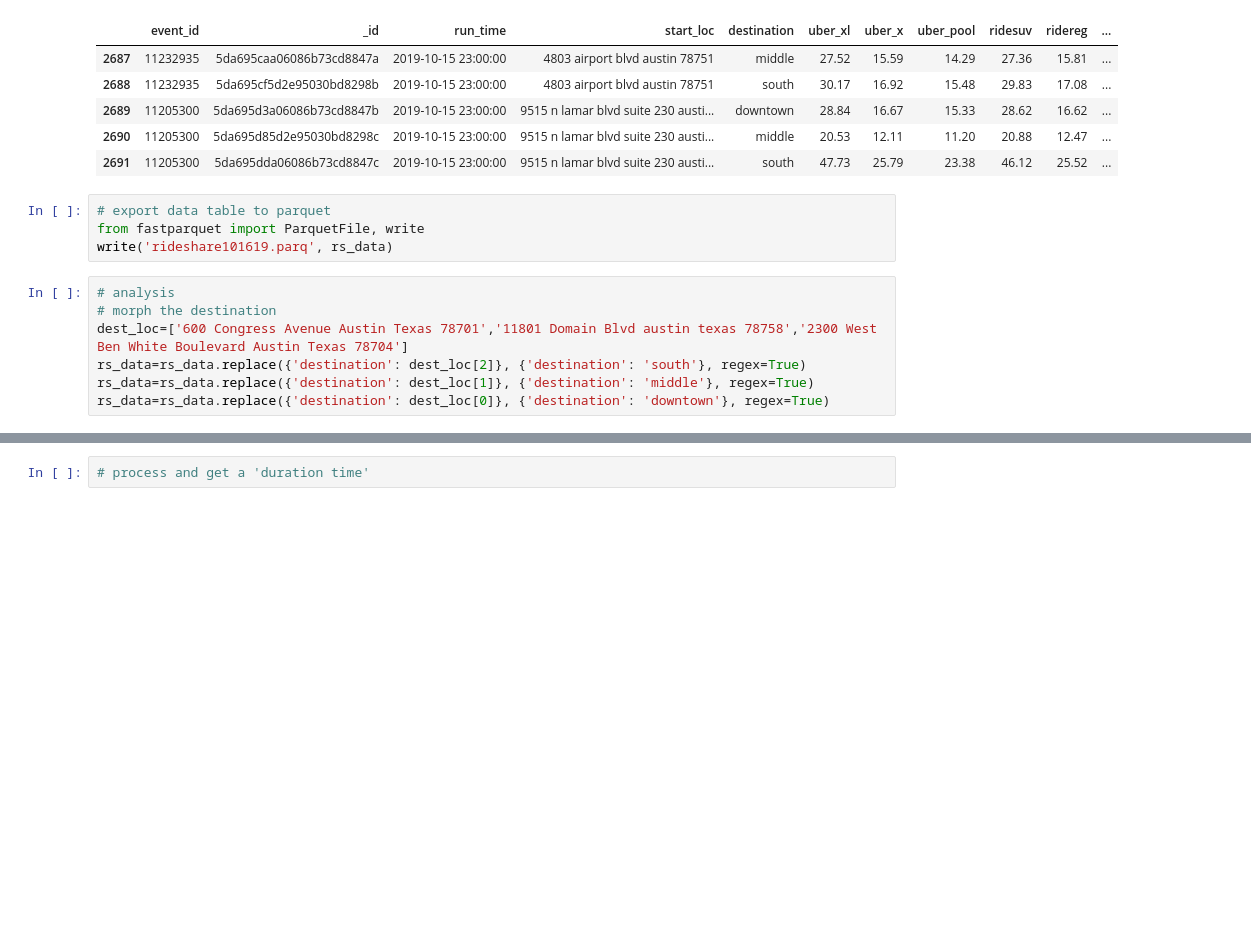
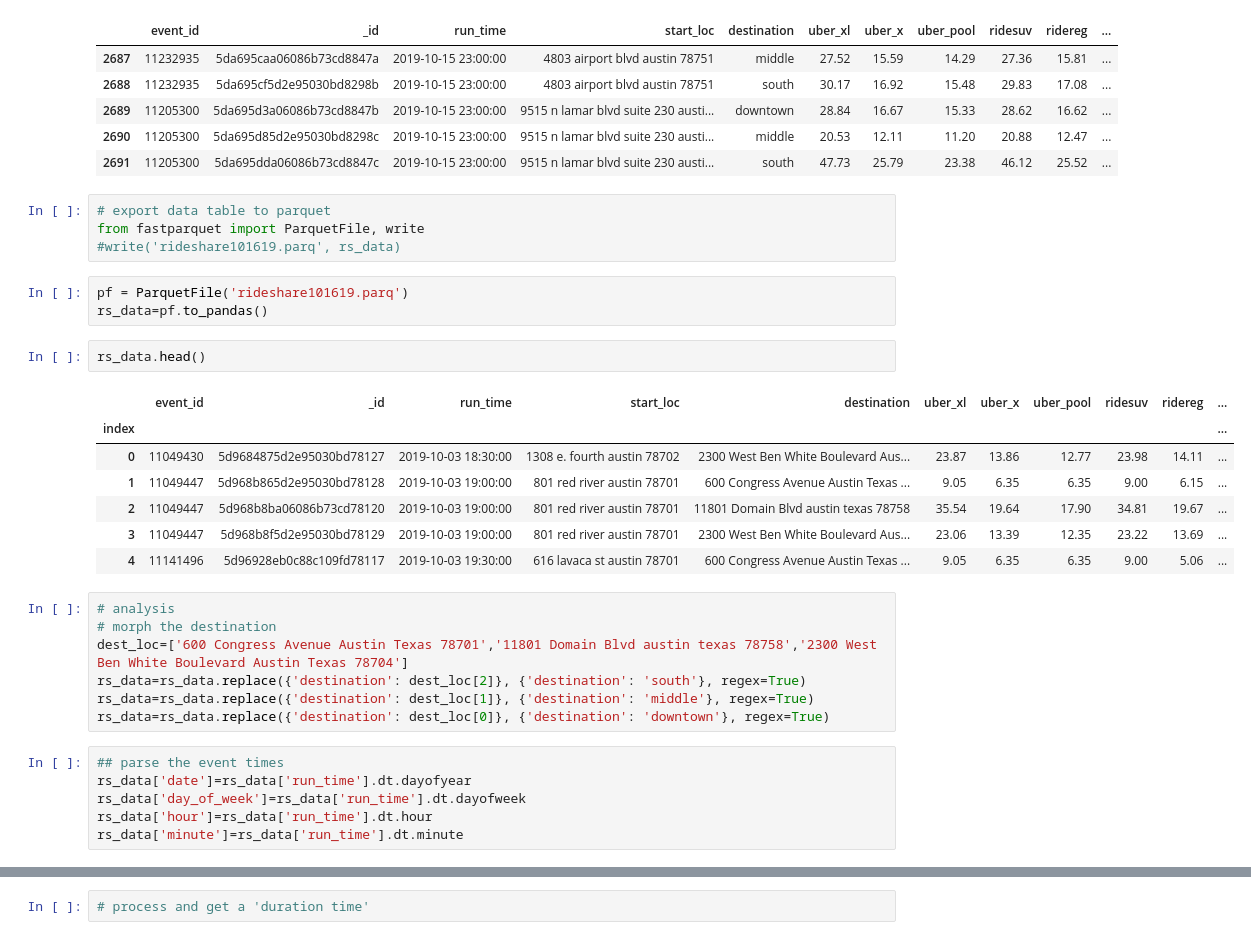
Before and after one commit to rt0161/Ridesharing_data_manipulate, a Jupyter notebook: RideshareDataEval.ipynb, the cells around one changed output, grey strips where cells are left out. Cells and saved outputs as stored; diff of their text form; blank space fills up the shorter version.

```diff
--- a/RideshareDataEval.ipynb
+++ b/RideshareDataEval.ipynb
@@ -78,7 +78,20 @@ rs_data.tail()
 # %%
 # export data table to parquet
 from fastparquet import ParquetFile, write
-write('rideshare101619.parq', rs_data)
+#write('rideshare101619.parq', rs_data)
+# %%
+pf = ParquetFile('rideshare101619.parq')
+rs_data=pf.to_pandas()
+# %%
+rs_data.head()
+# %% [output]
+|  | event_id | _id | run_time | start_loc | destination | uber_xl | uber_x | uber_pool | ridesuv | ridereg | ... |
+| index |  |  |  |  |  |  |  |  |  |  | ... |
+| 0 | 11049430 | 5d9684875d2e95030bd78127 | 2019-10-03 18:30:00 | 1308 e. fourth austin 78702 | 2300 West Ben White Boulevard Aus... | 23.87 | 13.86 | 12.77 | 23.98 | 14.11 | ... |
+| 1 | 11049447 | 5d968b865d2e95030bd78128 | 2019-10-03 19:00:00 | 801 red river austin 78701 | 600 Congress Avenue Austin Texas ... | 9.05 | 6.35 | 6.35 | 9.00 | 6.15 | ... |
+| 2 | 11049447 | 5d968b8ba06086b73cd78120 | 2019-10-03 19:00:00 | 801 red river austin 78701 | 11801 Domain Blvd austin texas 78758 | 35.54 | 19.64 | 17.90 | 34.81 | 19.67 | ... |
+| 3 | 11049447 | 5d968b8f5d2e95030bd78129 | 2019-10-03 19:00:00 | 801 red river austin 78701 | 2300 West Ben White Boulevard Aus... | 23.06 | 13.39 | 12.35 | 23.22 | 13.69 | ... |
+| 4 | 11141496 | 5d96928eb0c88c109fd78117 | 2019-10-03 19:30:00 | 616 lavaca st austin 78701 | 600 Congress Avenue Austin Texas ... | 9.05 | 6.35 | 6.35 | 9.00 | 5.06 | ... |
 # %%
 # analysis
 # morph the destination
@@ -86,3 +99,9 @@ dest_loc=['600 Congress Avenue Austin Texas 78701','11801 Domain Blvd austin tex
 rs_data=rs_data.replace({'destination': dest_loc[2]}, {'destination': 'south'}, regex=True)
 rs_data=rs_data.replace({'destination': dest_loc[1]}, {'destination': 'middle'}, regex=True)
 rs_data=rs_data.replace({'destination': dest_loc[0]}, {'destination': 'downtown'}, regex=True)
+# %%
+## parse the event times
+rs_data['date']=rs_data['run_time'].dt.dayofyear
+rs_data['day_of_week']=rs_data['run_time'].dt.dayofweek
+rs_data['hour']=rs_data['run_time'].dt.hour
+rs_data['minute']=rs_data['run_time'].dt.minute
```
Also changed, not shown: parts of 9 cells of this notebook.
